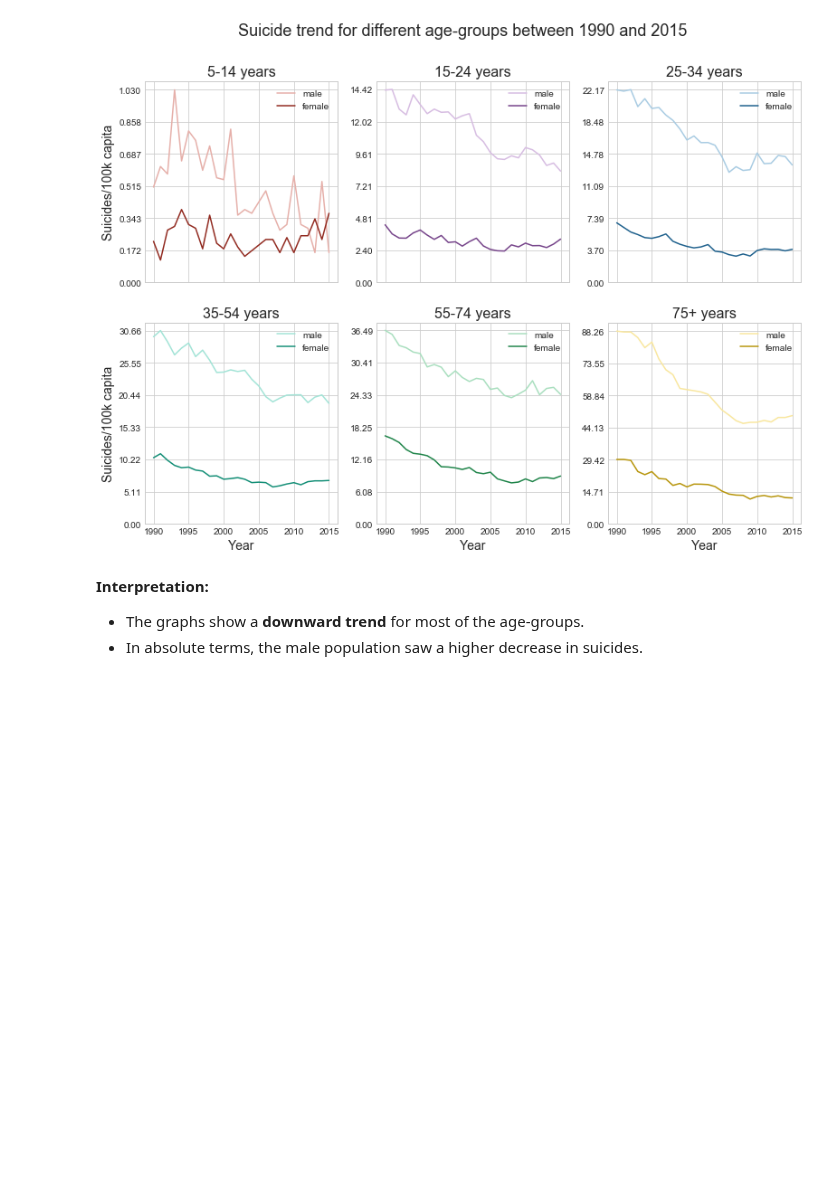
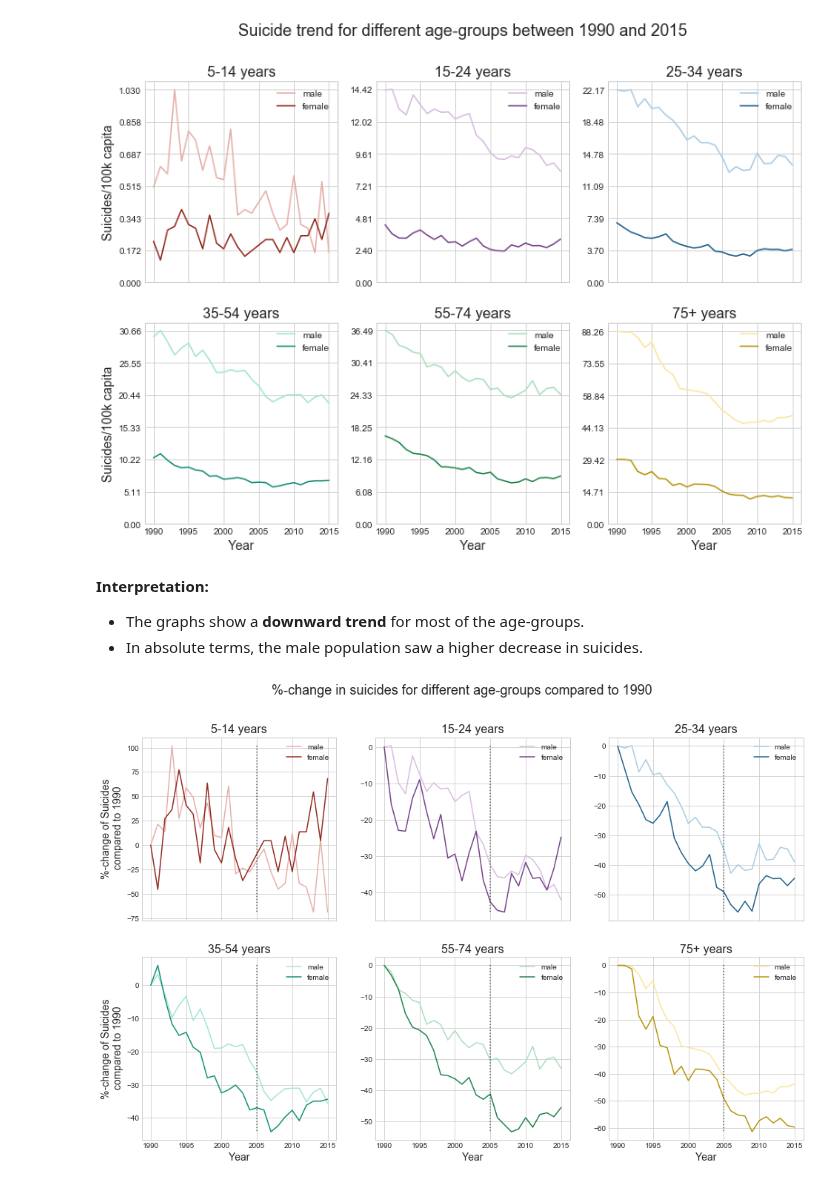
Before and after one commit to Overflowed10/Data-Analysis, a Jupyter notebook: Data Analysis - Suicides.ipynb, the cells around one changed output. Cells and saved outputs as stored; diff of their text form; code cells hidden in the pictures; blank space fills up the shorter version.

```diff
--- a/Data Analysis - Suicides.ipynb
+++ b/Data Analysis - Suicides.ipynb
@@ -332,3 +366,45 @@ plt.show()
 <b>Interpretation:</b>
 * The graphs show a <b>downward trend</b> for most of the age-groups.
 * In absolute terms, the male population saw a higher decrease in suicides.
+# %%
+# size of figure and amount of axes
+fig, ax = plt.subplots(2,3, figsize=(16,10), sharex=True)
+ax = ax.flatten()
+
+
+for num, age_group in enumerate(age_groups):
+
+    # filtering the dataframe
+    condition    = (df["age"]==age_group)&(df["country"]=="Germany")
+    group_df     = df.loc[condition, ["suicides/100k pop", "sex", "year"]]
+    male_df      = group_df.loc[group_df.sex=="male", "suicides/100k pop"]
+    female_df    = group_df.loc[group_df.sex=="female", "suicides/100k pop"]
+
+
+    # creating the data for the x-axis
+    y_min, y_max = group_df.year.min(), group_df.year.max()
+    timespan     = np.arange(y_min, y_max+1)
+
+
+    # plotting the male and female lineplot
+    maleplot = (male_df/male_df.iloc[0]-1)*100
+    femaleplot = (female_df/female_df.iloc[0]-1)*100
+
+    ax[num].plot(timespan, maleplot, color=col[age_group]["m"])
+    ax[num].plot(timespan, femaleplot, color=col[age_group]["f"])
+    ax[num].set_title(age_group, fontdict={"fontsize": 16})
+    ax[num].legend(["male", "female"], loc="upper right")
+
+    if num > 2:
+        ax[num].set_xlabel("Year", fontdict={"fontsize": 14})
+    if num % 3 ==0:
+        ax[num].set_ylabel(f"%-change of Suicides\n compared to {y_min}", fontdict={"fontsize": 14})
+
+    # horizontal line at year 2005
+    ax[num].plot([2005,2005],[np.maximum(maleplot.max(), femaleplot.max()), np.minimum(maleplot.min(), femaleplot.min())], linestyle=":",  color="k", alpha = 0.6)
+
+# adjusting the plot
+fig.suptitle(f"%-change in suicides for different age-groups compared to 1990", fontsize=18)
+plt.show()
+# %% [output]
+[figure, added]
```
Also changed, not shown: parts of 26 cells of this notebook.
